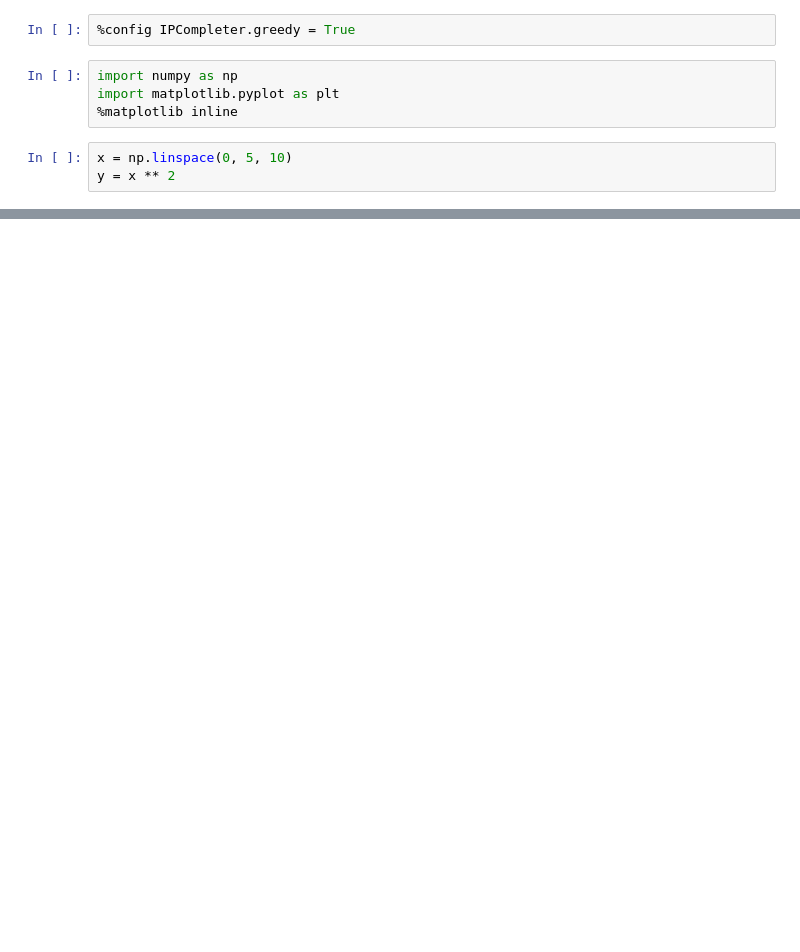
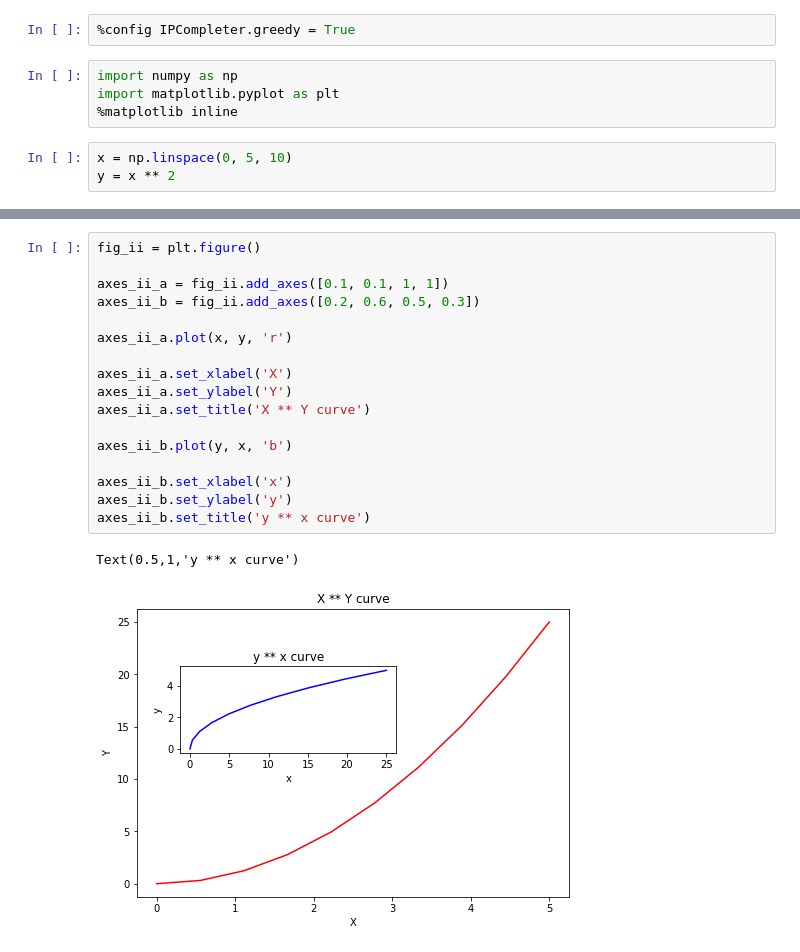
Before and after one commit to mistertandon/reactjs-030-portals, a Jupyter notebook: jrjohansson/01_the_matplotlib_object_oriented_api.ipynb, the cells around one changed output, grey strips where cells are left out. Drawn from its saved outputs; the diff is of its cells as text; blank space fills up the shorter version.

```diff
--- a/jrjohansson/01_the_matplotlib_object_oriented_api.ipynb
+++ b/jrjohansson/01_the_matplotlib_object_oriented_api.ipynb
@@ -18,0 +24,20 @@ axes.plot(x, y, 'r')
+# %%
+fig_ii = plt.figure()
+
+axes_ii_a = fig_ii.add_axes([0.1, 0.1, 1, 1])
+axes_ii_b = fig_ii.add_axes([0.2, 0.6, 0.5, 0.3])
+
+axes_ii_a.plot(x, y, 'r')
+
+axes_ii_a.set_xlabel('X')
+axes_ii_a.set_ylabel('Y')
+axes_ii_a.set_title('X ** Y curve')
+
+axes_ii_b.plot(y, x, 'b')
+
+axes_ii_b.set_xlabel('x')
+axes_ii_b.set_ylabel('y')
+axes_ii_b.set_title('y ** x curve')
+# %% [output]
+Text(0.5,1,'y ** x curve')
+[figure, added]
```
Also changed, not shown: parts of 5 cells of this notebook.
